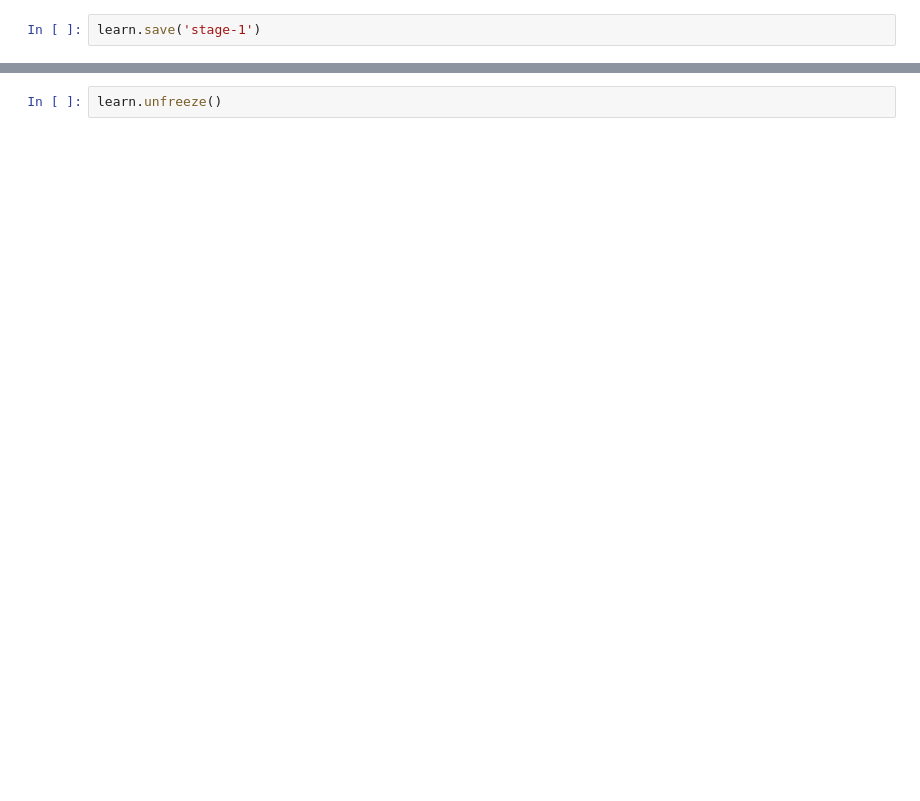
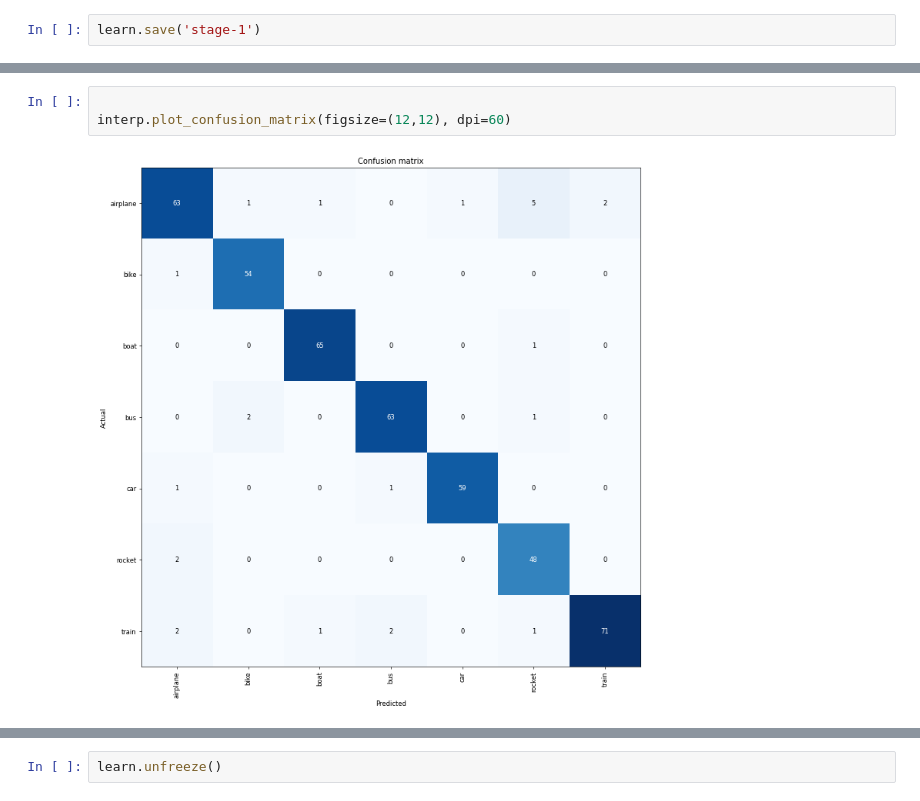
Before and after one commit to Ranjani94/Deep_Learning, a Jupyter notebook: homework1/Fastai_lesson2.ipynb, the cells around one changed output, grey strips where cells are left out. Saved outputs shown, nothing was run; the diff lists cells and outputs as text; blank space fills up the shorter version.

```diff
--- a/homework1/Fastai_lesson2.ipynb
+++ b/homework1/Fastai_lesson2.ipynb
@@ -98,0 +86,5 @@ learn.save('stage-1')
+# %%
+
+interp.plot_confusion_matrix(figsize=(12,12), dpi=60)
+# %% [output]
+[figure, added]
```
Also changed, not shown: parts of 37 cells of this notebook.
